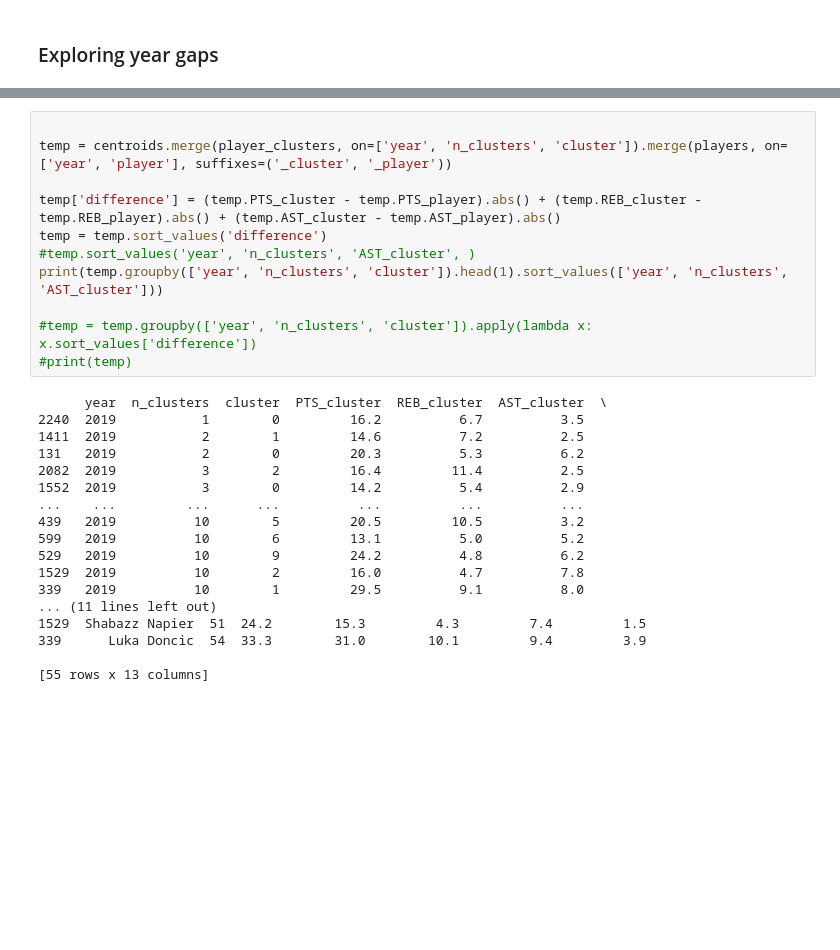
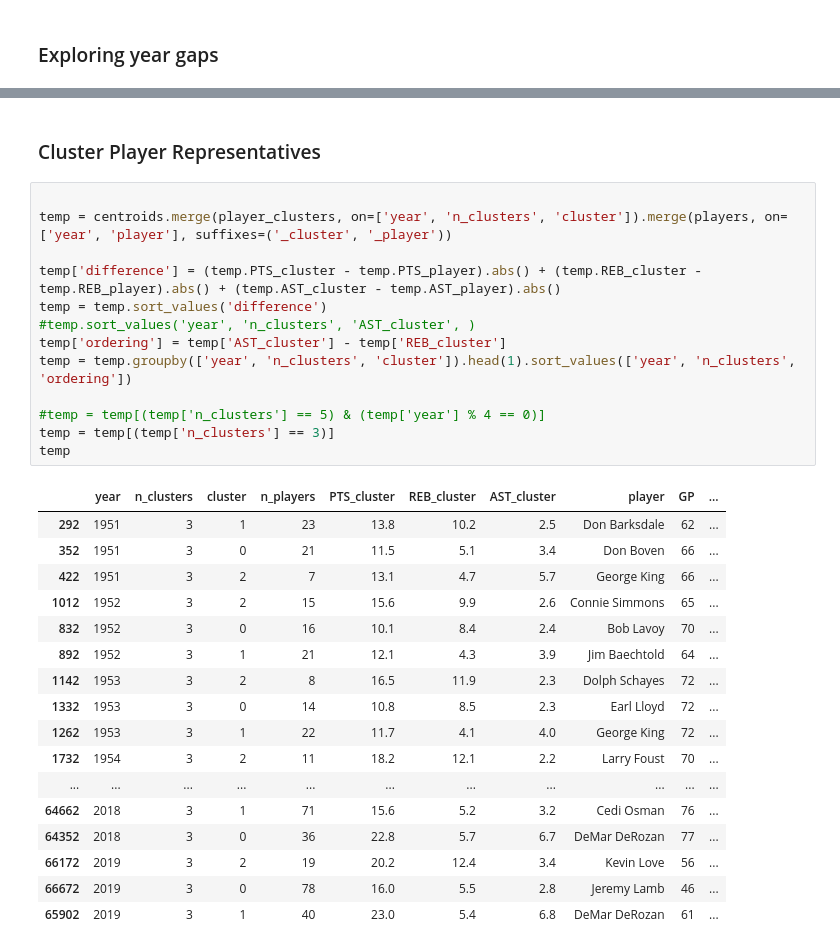
Before and after one commit to moshea93/K-Means-Player-Groupings, a Jupyter notebook: K-Means.ipynb, the cells around one changed output, grey strips where cells are left out. Saved outputs shown, nothing was run; the diff lists cells and outputs as text; blank space fills up the shorter version.

```diff
--- a/K-Means.ipynb
+++ b/K-Means.ipynb
@@ -294,29 +402,33 @@ KeyError: 'n_clusters'
+# %% [markdown]
+### Cluster Player Representatives
 # %%
 
 temp = centroids.merge(player_clusters, on=['year', 'n_clusters', 'cluster']).merge(players, on=['year', 'player'], suffixes=('_cluster', '_player'))
 
 temp['difference'] = (temp.PTS_cluster - temp.PTS_player).abs() + (temp.REB_cluster - temp.REB_player).abs() + (temp.AST_cluster - temp.AST_player).abs()
 temp = temp.sort_values('difference')
 #temp.sort_values('year', 'n_clusters', 'AST_cluster', )
-print(temp.groupby(['year', 'n_clusters', 'cluster']).head(1).sort_values(['year', 'n_clusters', 'AST_cluster']))
+temp['ordering'] = temp['AST_cluster'] - temp['REB_cluster']
+temp = temp.groupby(['year', 'n_clusters', 'cluster']).head(1).sort_values(['year', 'n_clusters', 'ordering'])
 
-#temp = temp.groupby(['year', 'n_clusters', 'cluster']).apply(lambda x: x.sort_values['difference'])
-#print(temp)
+#temp = temp[(temp['n_clusters'] == 5) & (temp['year'] % 4 == 0)]
+temp = temp[(temp['n_clusters'] == 3)]
+temp
 # %% [output]
-      year  n_clusters  cluster  PTS_cluster  REB_cluster  AST_cluster  \
-2240  2019           1        0         16.2          6.7          3.5
-1411  2019           2        1         14.6          7.2          2.5
-131   2019           2        0         20.3          5.3          6.2
-2082  2019           3        2         16.4         11.4          2.5
-1552  2019           3        0         14.2          5.4          2.9
-...    ...         ...      ...          ...          ...          ...
-439   2019          10        5         20.5         10.5          3.2
-599   2019          10        6         13.1          5.0          5.2
-529   2019          10        9         24.2          4.8          6.2
-1529  2019          10        2         16.0          4.7          7.8
-339   2019          10        1         29.5          9.1          8.0
-... (11 lines left out)
-1529  Shabazz Napier  51  24.2        15.3         4.3         7.4         1.5
-339      Luka Doncic  54  33.3        31.0        10.1         9.4         3.9
-
-[55 rows x 13 columns]
+|  | year | n_clusters | cluster | n_players | PTS_cluster | REB_cluster | AST_cluster | player | GP | ... |
+| 292 | 1951 | 3 | 1 | 23 | 13.8 | 10.2 | 2.5 | Don Barksdale | 62 | ... |
+| 352 | 1951 | 3 | 0 | 21 | 11.5 | 5.1 | 3.4 | Don Boven | 66 | ... |
+| 422 | 1951 | 3 | 2 | 7 | 13.1 | 4.7 | 5.7 | George King | 66 | ... |
+| 1012 | 1952 | 3 | 2 | 15 | 15.6 | 9.9 | 2.6 | Connie Simmons | 65 | ... |
+| 832 | 1952 | 3 | 0 | 16 | 10.1 | 8.4 | 2.4 | Bob Lavoy | 70 | ... |
+| 892 | 1952 | 3 | 1 | 21 | 12.1 | 4.3 | 3.9 | Jim Baechtold | 64 | ... |
+| 1142 | 1953 | 3 | 2 | 8 | 16.5 | 11.9 | 2.3 | Dolph Schayes | 72 | ... |
+| 1332 | 1953 | 3 | 0 | 14 | 10.8 | 8.5 | 2.3 | Earl Lloyd | 72 | ... |
+| 1262 | 1953 | 3 | 1 | 22 | 11.7 | 4.1 | 4.0 | George King | 72 | ... |
+| 1732 | 1954 | 3 | 2 | 11 | 18.2 | 12.1 | 2.2 | Larry Foust | 70 | ... |
+| ... | ... | ... | ... | ... | ... | ... | ... | ... | ... | ... |
+| 64662 | 2018 | 3 | 1 | 71 | 15.6 | 5.2 | 3.2 | Cedi Osman | 76 | ... |
+| 64352 | 2018 | 3 | 0 | 36 | 22.8 | 5.7 | 6.7 | DeMar DeRozan | 77 | ... |
+| 66172 | 2019 | 3 | 2 | 19 | 20.2 | 12.4 | 3.4 | Kevin Love | 56 | ... |
+| 66672 | 2019 | 3 | 0 | 78 | 16.0 | 5.5 | 2.8 | Jeremy Lamb | 46 | ... |
+| 65902 | 2019 | 3 | 1 | 40 | 23.0 | 5.4 | 6.8 | DeMar DeRozan | 61 | ... |
```
Also changed, not shown: parts of 10 cells of this notebook.
